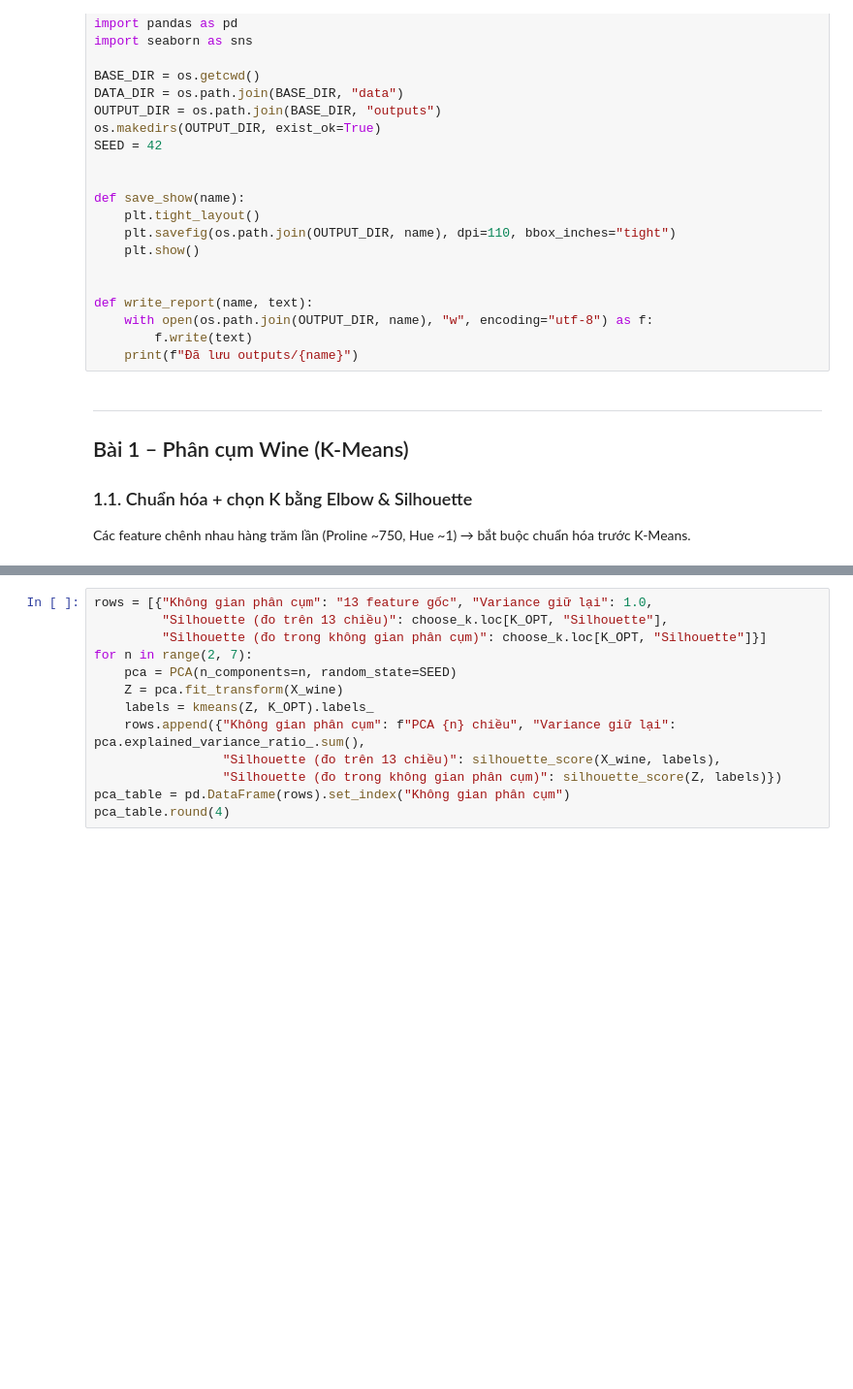
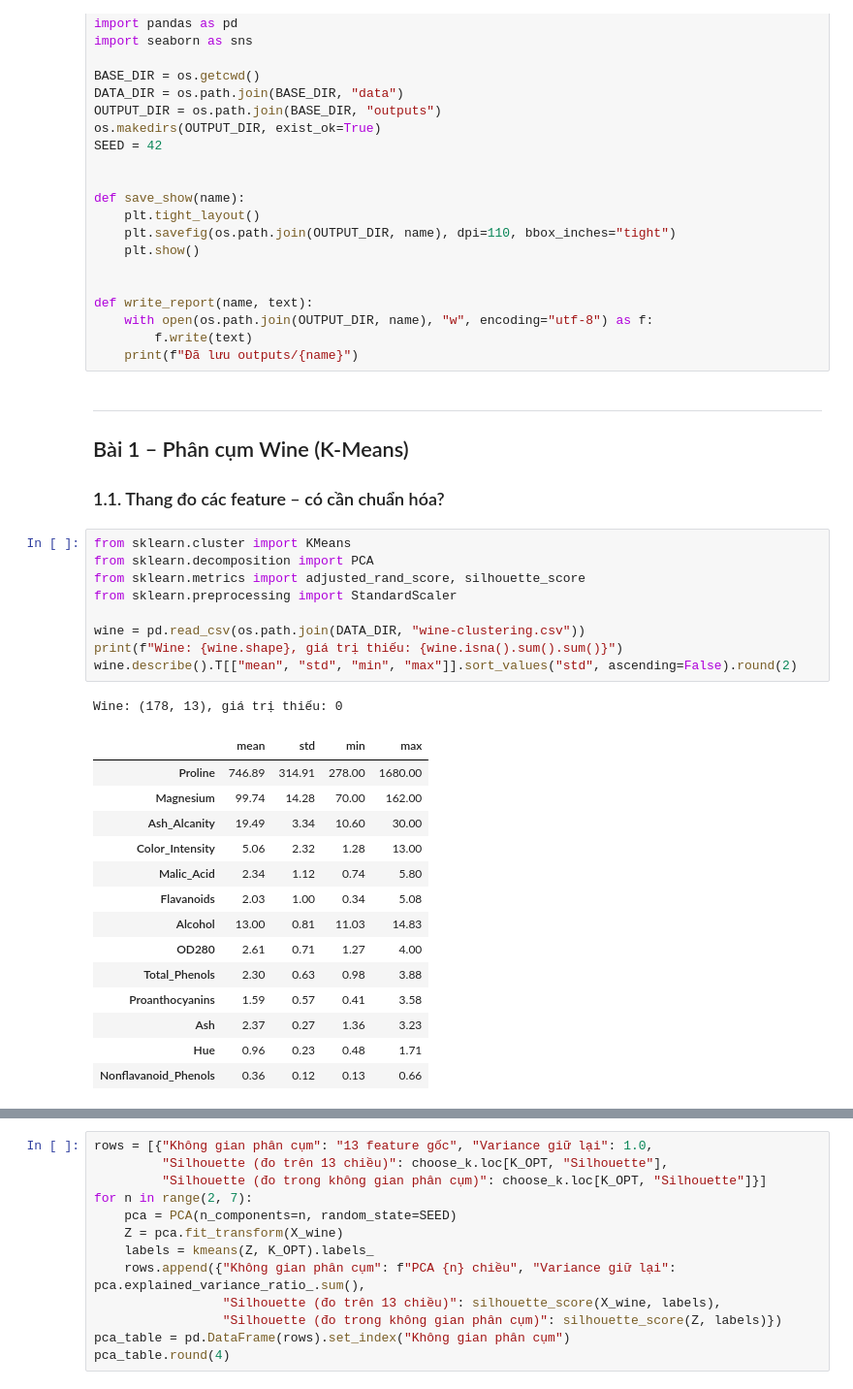
Before and after one commit to TranHoangDatSC/Data-Analysis-Laboratory, a Jupyter notebook: Machine-Learning/Lab03-Final-Clustering-ANN-LSTM/lab03_clustering_ann_lstm.ipynb, the cells around one changed output, grey strips where cells are left out. Shown at 97% size. Saved outputs shown, nothing was run; the diff lists cells and outputs as text; blank space fills up the shorter version.

```diff
--- a/Machine-Learning/Lab03-Final-Clustering-ANN-LSTM/lab03_clustering_ann_lstm.ipynb
+++ b/Machine-Learning/Lab03-Final-Clustering-ANN-LSTM/lab03_clustering_ann_lstm.ipynb
@@ -34,5 +34,29 @@ def write_report(name, text):
 # %% [markdown]
 ---
 ## Bài 1 – Phân cụm Wine (K-Means)
-### 1.1. Chuẩn hóa + chọn K bằng Elbow & Silhouette
-Các feature chênh nhau hàng trăm lần (Proline ~750, Hue ~1) → bắt buộc chuẩn hóa trước K-Means.
+### 1.1. Thang đo các feature – có cần chuẩn hóa?
+# %%
+from sklearn.cluster import KMeans
+from sklearn.decomposition import PCA
+from sklearn.metrics import adjusted_rand_score, silhouette_score
+from sklearn.preprocessing import StandardScaler
+
+wine = pd.read_csv(os.path.join(DATA_DIR, "wine-clustering.csv"))
+print(f"Wine: {wine.shape}, giá trị thiếu: {wine.isna().sum().sum()}")
+wine.describe().T[["mean", "std", "min", "max"]].sort_values("std", ascending=False).round(2)
+# %% [output]
+Wine: (178, 13), giá trị thiếu: 0
+|  | mean | std | min | max |
+| Proline | 746.89 | 314.91 | 278.00 | 1680.00 |
+| Magnesium | 99.74 | 14.28 | 70.00 | 162.00 |
+| Ash_Alcanity | 19.49 | 3.34 | 10.60 | 30.00 |
+| Color_Intensity | 5.06 | 2.32 | 1.28 | 13.00 |
+| Malic_Acid | 2.34 | 1.12 | 0.74 | 5.80 |
+| Flavanoids | 2.03 | 1.00 | 0.34 | 5.08 |
+| Alcohol | 13.00 | 0.81 | 11.03 | 14.83 |
+| OD280 | 2.61 | 0.71 | 1.27 | 4.00 |
+| Total_Phenols | 2.30 | 0.63 | 0.98 | 3.88 |
+| Proanthocyanins | 1.59 | 0.57 | 0.41 | 3.58 |
+| Ash | 2.37 | 0.27 | 1.36 | 3.23 |
+| Hue | 0.96 | 0.23 | 0.48 | 1.71 |
+| Nonflavanoid_Phenols | 0.36 | 0.12 | 0.13 | 0.66 |
```
Also changed, not shown: parts of 21 cells of this notebook, 3 other files.
